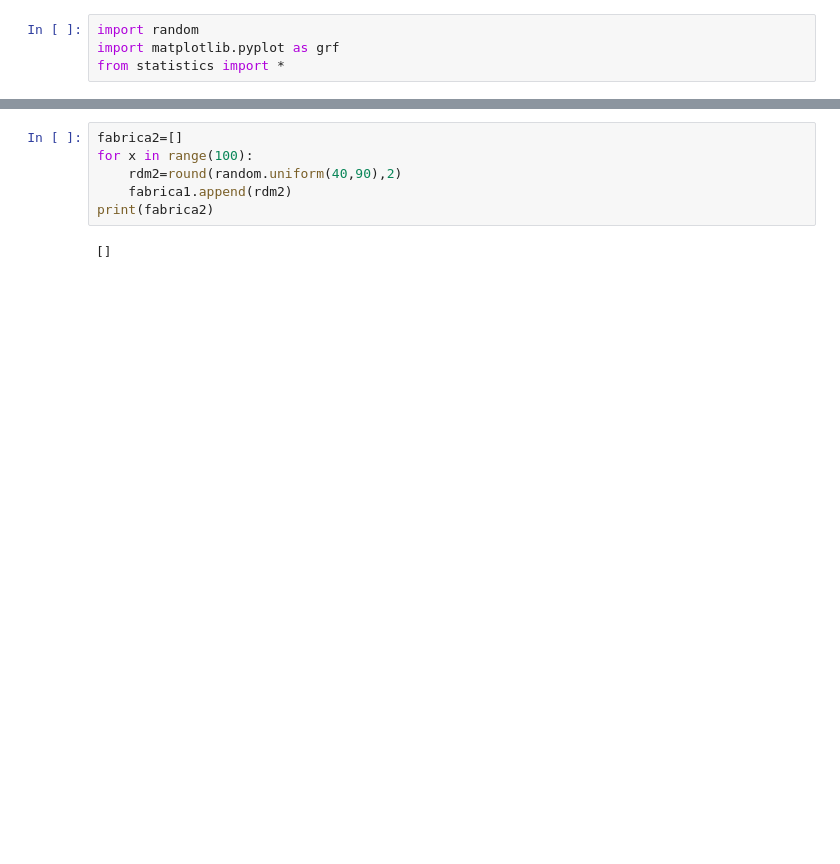
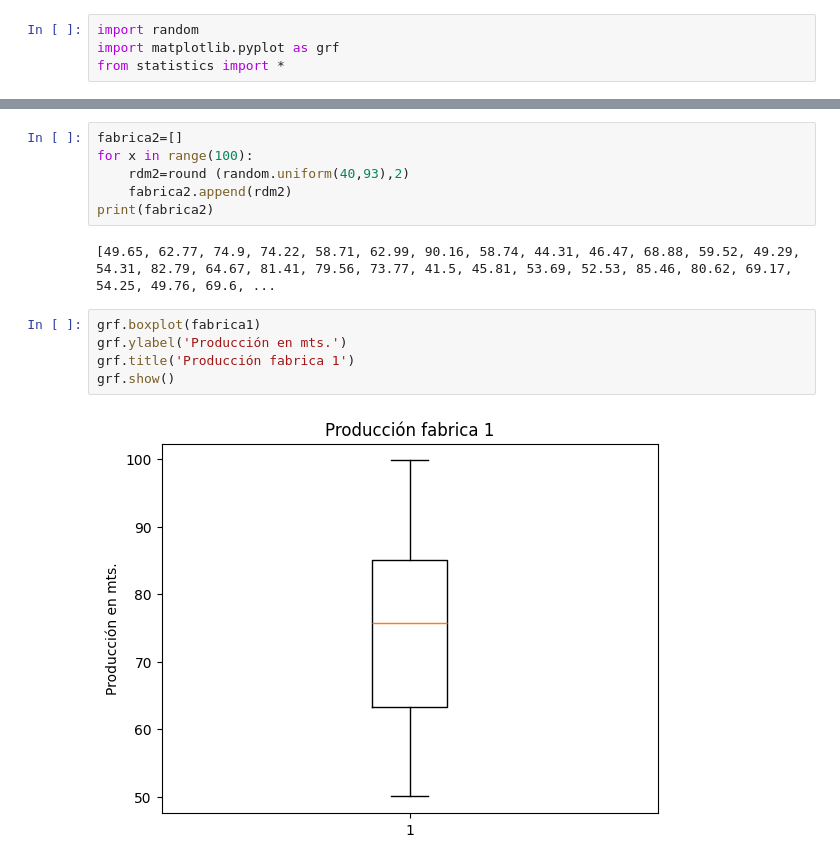
Before and after one commit to LLSS428/Probabilidad-y-Estadistica, a Jupyter notebook: Unidad1/Practica_4.ipynb, the cells around one changed output, grey strips where cells are left out. Cells and saved outputs as stored; diff of their text form; blank space fills up the shorter version.

```diff
--- a/Unidad1/Practica_4.ipynb
+++ b/Unidad1/Practica_4.ipynb
@@ -15,8 +22,15 @@ print(fabrica1)
 # %%
 fabrica2=[]
 for x in range(100):
-    rdm2=round(random.uniform(40,90),2)
-    fabrica1.append(rdm2)
+    rdm2=round (random.uniform(40,93),2)
+    fabrica2.append(rdm2)
 print(fabrica2)
 # %% [output]
-[]
+[49.65, 62.77, 74.9, 74.22, 58.71, 62.99, 90.16, 58.74, 44.31, 46.47, 68.88, 59.52, 49.29, 54.31, 82.79, 64.67, 81.41, 79.56, 73.77, 41.5, 45.81, 53.69, 52.53, 85.46, 80.62, 69.17, 54.25, 49.76, 69.6, ...
+# %%
+grf.boxplot(fabrica1)
+grf.ylabel('Producción en mts.')
+grf.title('Producción fabrica 1')
+grf.show()
+# %% [output]
+[figure, added]
```
Also changed, not shown: parts of 7 cells of this notebook.
